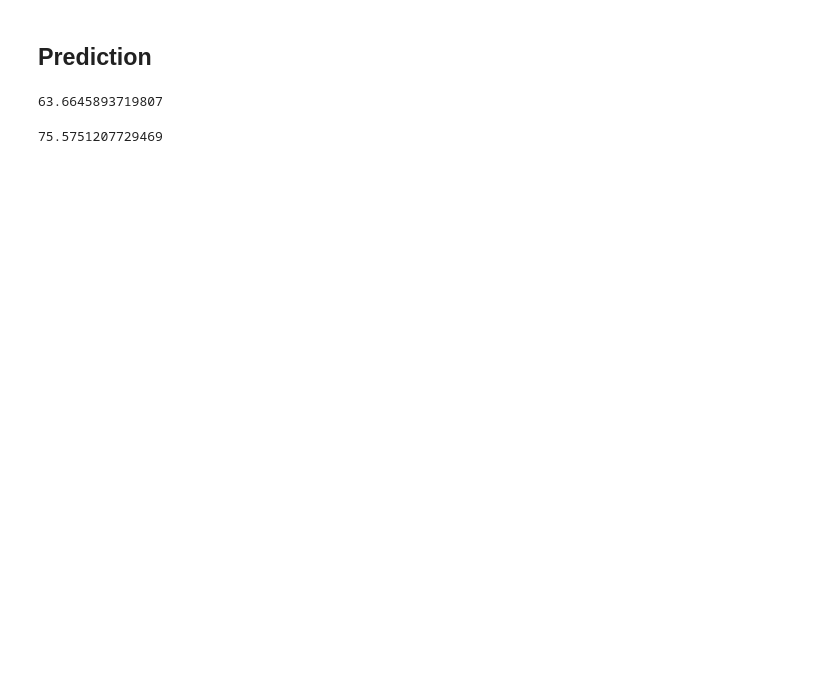
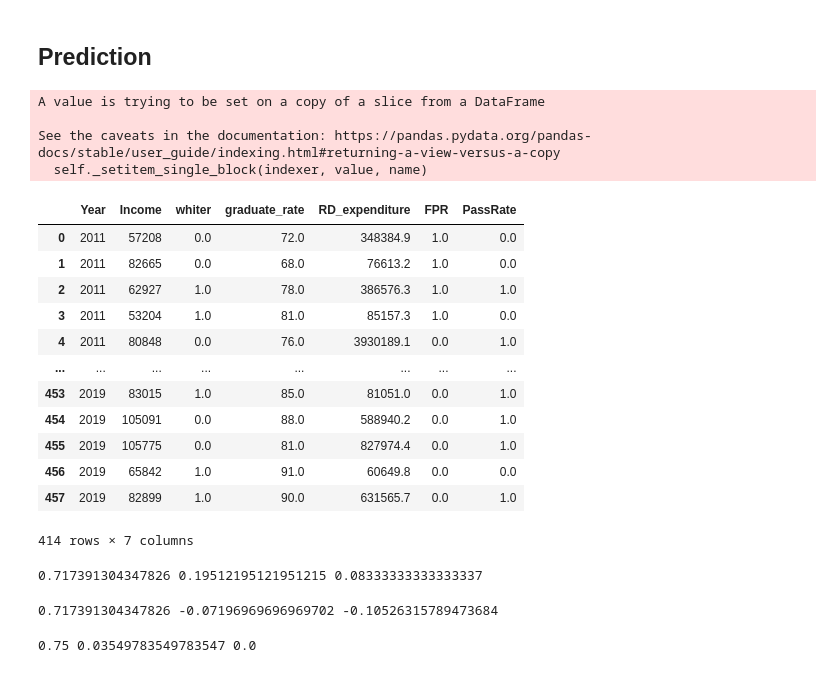
Before and after one commit to nanyuzhang/Bias-in-AP-Computer-Science-Exam, a Jupyter notebook: DS531_project.ipynb, the cells around one changed output. Cells and saved outputs as stored; diff of their text form; code cells hidden in the pictures; blank space fills up the shorter version.

```diff
--- a/DS531_project.ipynb
+++ b/DS531_project.ipynb
@@ -519,3 +534,6 @@ df
 | 457 | 2019 | 82899 | Wisconsin | 85.2 | 6.4 | 90.0 | 631565.7 | 818 | 598 | ... |
 | 458 | 2019 | 83155 | Wyoming | 90.9 | 1.2 | 82.0 | 33467.5 | 13 | 11 | ... |
 459 rows × 16 columns
+# %%
+df1['FPR']=df1['Male Total']/df1[' Total']
+df1['FPR'].describe()
@@ -531,8 +556,0 @@ dflog.loc[dflog['PassRate'] <passrate_median, 'PassRate_label'] = 0
-# %%
-df1['PassRate'].mean()
-# %% [output]
-63.6645893719807
-# %%
-df1['whiter'].mean()
-# %% [output]
-75.5751207729469
@@ -547,0 +557,30 @@ LR = LogisticRegression(random_state=0).fit(X_train, y_train)
+# %%
+log_df=df1[['Year','Income','whiter','graduate_rate','RD_expenditure','FPR','PassRate']]
+pr_mean=log_df['PassRate'].mean()
+log_df['PassRate'].loc[log_df["PassRate"] <=pr_mean] = 0
+log_df['PassRate'].loc[log_df["PassRate"] >pr_mean] = 1
+wr_mean=log_df['whiter'].mean()
+log_df['whiter'].loc[log_df["whiter"] <=wr_mean] = 0
+log_df['whiter'].loc[log_df["whiter"] >wr_mean] = 1
+wr_mean=log_df['FPR'].mean()
+log_df['FPR'].loc[log_df["FPR"] <=wr_mean] = 0
+log_df['FPR'].loc[log_df["FPR"] >wr_mean] = 1
+log_df
+# %% [output]
+A value is trying to be set on a copy of a slice from a DataFrame
+
+See the caveats in the documentation: https://pandas.pydata.org/pandas-docs/stable/user_guide/indexing.html#returning-a-view-versus-a-copy
+  self._setitem_single_block(indexer, value, name)
+|  | Year | Income | whiter | graduate_rate | RD_expenditure | FPR | PassRate |
+| 0 | 2011 | 57208 | 0.0 | 72.0 | 348384.9 | 1.0 | 0.0 |
+| 1 | 2011 | 82665 | 0.0 | 68.0 | 76613.2 | 1.0 | 0.0 |
+| 2 | 2011 | 62927 | 1.0 | 78.0 | 386576.3 | 1.0 | 1.0 |
+| 3 | 2011 | 53204 | 1.0 | 81.0 | 85157.3 | 1.0 | 0.0 |
+| 4 | 2011 | 80848 | 0.0 | 76.0 | 3930189.1 | 0.0 | 1.0 |
+| ... | ... | ... | ... | ... | ... | ... | ... |
+| 453 | 2019 | 83015 | 1.0 | 85.0 | 81051.0 | 0.0 | 1.0 |
+| 454 | 2019 | 105091 | 0.0 | 88.0 | 588940.2 | 0.0 | 1.0 |
+| 455 | 2019 | 105775 | 0.0 | 81.0 | 827974.4 | 0.0 | 1.0 |
+| 456 | 2019 | 65842 | 1.0 | 91.0 | 60649.8 | 0.0 | 0.0 |
+| 457 | 2019 | 82899 | 1.0 | 90.0 | 631565.7 | 0.0 | 1.0 |
+414 rows × 7 columns
@@ -547,0 +595,39 @@ LR = LogisticRegression(random_state=0).fit(X_train, y_train)
+# %%
+from sklearn.linear_model import LogisticRegression
+model=LogisticRegression()
+m1=model.fit(train_x,train_y)
+pred1=m1.predict(test_x)
+from sklearn.metrics import accuracy_score
+acc = accuracy_score(test_y, pred1)
+stat_p = stat_parity(pred1, test_ses)
+eq_op = eq_oppo(pred1, test_ses, test_y)
+print(acc, stat_p, eq_op)
+# %% [output]
+0.717391304347826 0.19512195121951215 0.08333333333333337
+# %%
+test_ses=test_x['whiter'].values
+from sklearn.linear_model import LogisticRegression
+model=LogisticRegression()
+m1=model.fit(train_x,train_y)
+pred1=m1.predict(test_x)
+from sklearn.metrics import accuracy_score
+acc = accuracy_score(test_y, pred1)
+stat_p = stat_parity(pred1, test_ses)
+eq_op = eq_oppo(pred1, test_ses, test_y)
+print(acc, stat_p, eq_op)
+# %% [output]
+0.717391304347826 -0.07196969696969702 -0.10526315789473684
+# %%
+test_x=test_x.drop(columns='FPR')
+train_x=train_x.drop(columns='FPR')
+from sklearn.linear_model import LogisticRegression
+model=LogisticRegression()
+m1=model.fit(train_x,train_y)
+pred1=m1.predict(test_x)
+from sklearn.metrics import accuracy_score
+acc = accuracy_score(test_y, pred1)
+stat_p = stat_parity(pred1, test_ses)
+eq_op = eq_oppo(pred1, test_ses, test_y)
+print(acc, stat_p, eq_op)
+# %% [output]
+0.75 0.03549783549783547 0.0
```
Also changed, not shown: parts of 14 cells of this notebook.
